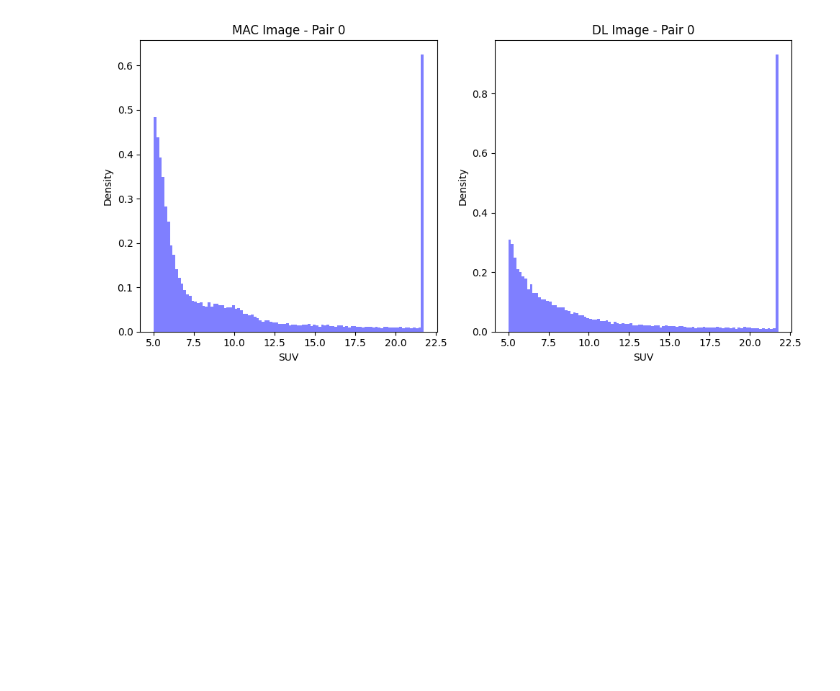
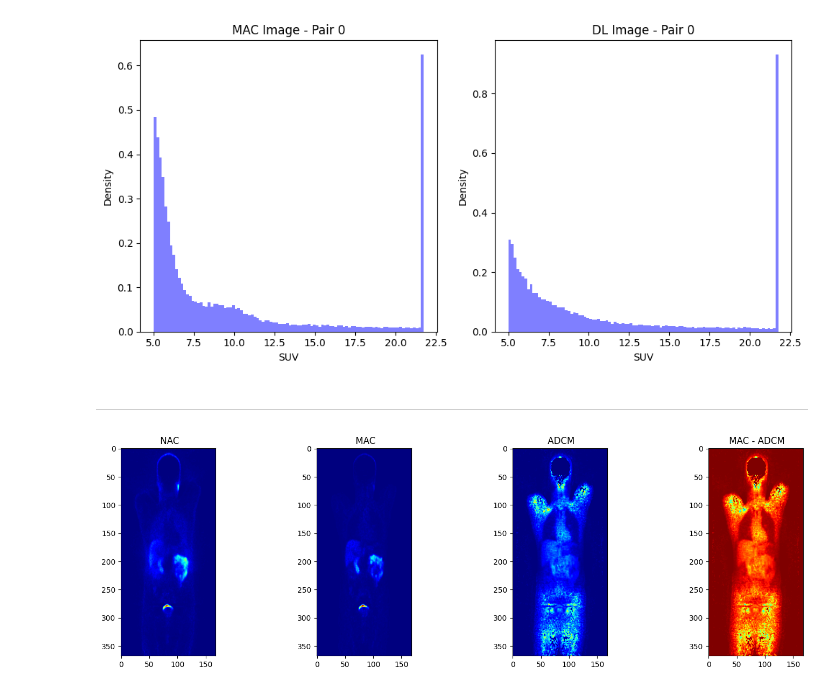
Before and after one commit to s-shahpouri/DL_PET, a Jupyter notebook: Analysis/data_prep_adcm.ipynb, the cells around one changed output. Cells and saved outputs as stored; diff of their text form; code cells hidden in the pictures; blank space fills up the shorter version.

```diff
--- a/Analysis/data_prep_adcm.ipynb
+++ b/Analysis/data_prep_adcm.ipynb
@@ -695,3 +695,5 @@ for idx, (nac_path, dl_adcm_path, mac_path) in enumerate(paired_images):
     break
 # %% [output]
 [figure]
+# %% [markdown]
+------------
@@ -697,0 +704,46 @@ for idx, (nac_path, dl_adcm_path, mac_path) in enumerate(paired_images):
+# %%
+import matplotlib.pyplot as plt
+import numpy as np
+import nibabel as nib
+
+def plot_adcm_final_coronal(nac_img, mac_images, dl_adcm_im, n, title_prefix=''):
+
+    # Calculate the difference between MAC and ADCM
+    mac_minus_adcm = mac_images - dl_adcm_im
+
+    # Create subplots
+    fig, axes = plt.subplots(1, 4, figsize=(18, 5))
+
+    # NAC image
+    axes[0].imshow(np.rot90(nac_img[:, n, :]), cmap='jet')
+    axes[0].set_title(f'{title_prefix} NAC')
+
+
+    # MAC image
+    axes[1].imshow(np.rot90(mac_images[:, n, :]), cmap='jet')
+    axes[1].set_title(f'{title_prefix} MAC')
+
+        # ADCM image
+    axes[2].imshow(np.rot90(dl_adcm_im[:, n, :]), cmap='jet')
+    axes[2].set_title(f'{title_prefix} ADCM')
+
+    # MAC - ADCM difference
+    axes[3].imshow(np.rot90(mac_minus_adcm[:, n, :]), cmap='jet')
+    axes[3].set_title(f'{title_prefix} MAC - ADCM')
+
+    plt.show()
+
+# Load the images using nibabel
+adcm_img = nib.load("/students/2023-2024/master/Shahpouri/DATA/Ga-PET/ADCM/001093_C1_RZ_adcm.nii.gz").get_fdata()
+nac_img = nib.load("/students/2023-2024/master/Shahpouri/DATA/Ga-PET/NAC/001093_C1_RZ_.nii.gz").get_fdata()
+mac_img = nib.load("/students/2023-2024/master/Shahpouri/DATA/Ga-PET/MAC/001093_C1_RZ_.nii.gz").get_fdata()
+
+
+
+# Select the slice number (adjust as needed)
+n_slice = 85
+
+# Plot the images
+plot_adcm_final_coronal(nac_img, mac_img, adcm_img, n_slice, title_prefix='')
+# %% [output]
+[figure, added]
```
Also changed, not shown: parts of 2 cells of this notebook, 17 other files.
